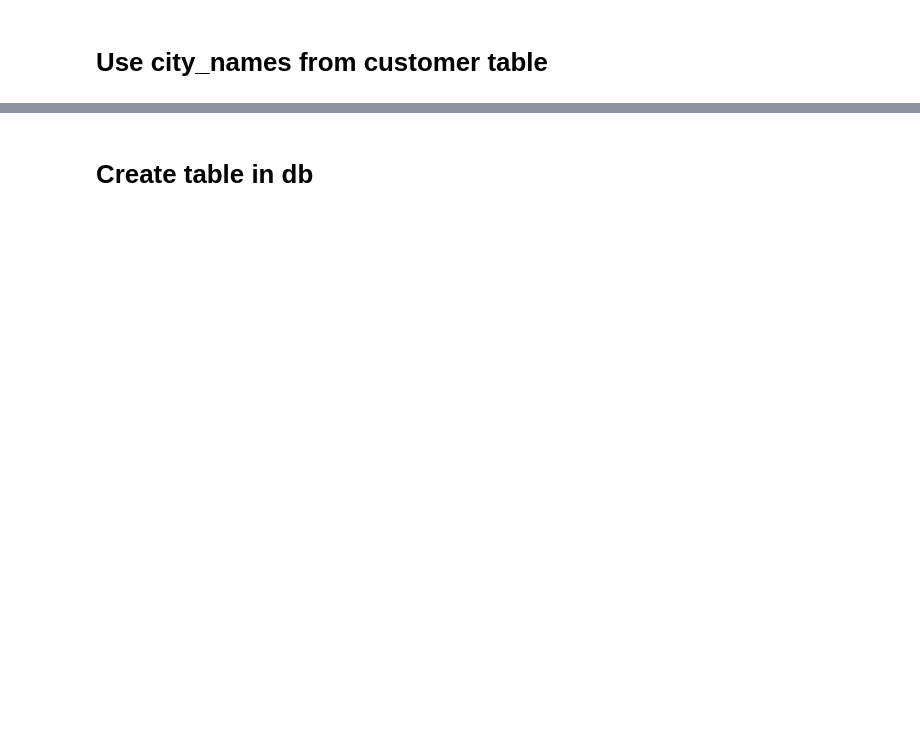
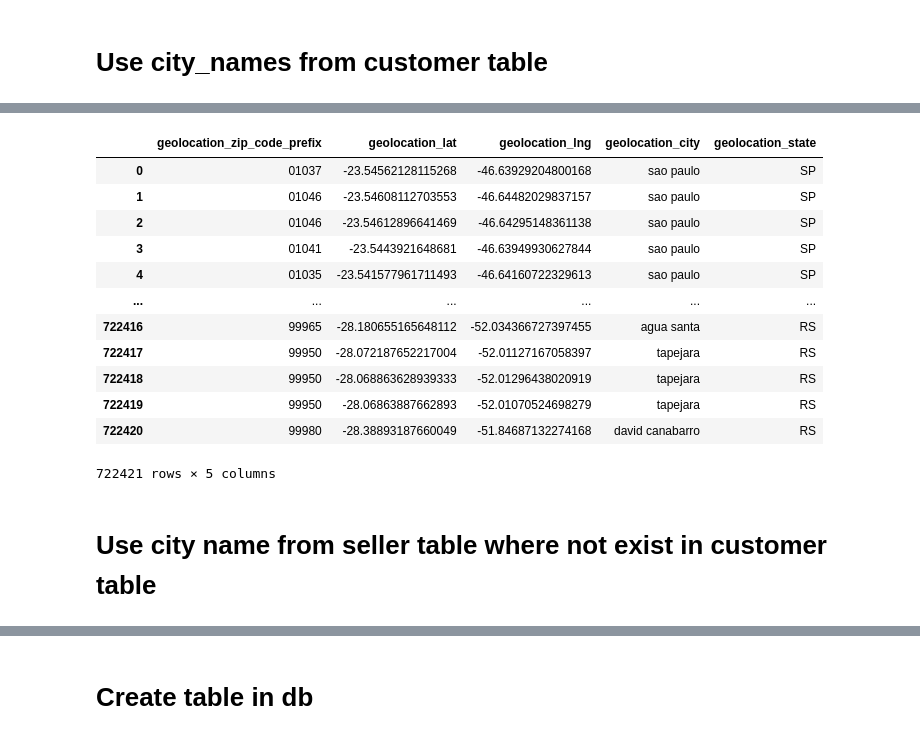
Before and after one commit to leepiau/jde03_olist, a Jupyter notebook: olist_geolocation.ipynb, the cells around one changed output, grey strips where cells are left out. Drawn from its saved outputs; the diff is of its cells as text; code cells hidden in the pictures; blank space fills up the shorter version.

```diff
--- a/olist_geolocation.ipynb
+++ b/olist_geolocation.ipynb
@@ -62,5 +203,5 @@ print('Unique city values: ', geo_df['geolocation_city'].nunique())
 # Use city_names from customer table
 # %%
 # Import customers database
-cust_df = pd.read_csv("C:\\Users\leepi\Downloads\Final Project Dataset\data\olist_customers_dataset.csv")
+cust_df = pd.read_csv("~\\olist_customers_dataset.csv")
 cust_df.info()
@@ -102,0 +262,18 @@ print('Unique city values: ', merged_df['geolocation_city'].nunique(), '\n', cit
+# %%
+display(merged_df)
+# %% [output]
+|  | geolocation_zip_code_prefix | geolocation_lat | geolocation_lng | geolocation_city | geolocation_state |
+| 0 | 01037 | -23.54562128115268 | -46.63929204800168 | sao paulo | SP |
+| 1 | 01046 | -23.54608112703553 | -46.64482029837157 | sao paulo | SP |
+| 2 | 01046 | -23.54612896641469 | -46.64295148361138 | sao paulo | SP |
+| 3 | 01041 | -23.5443921648681 | -46.63949930627844 | sao paulo | SP |
+| 4 | 01035 | -23.541577961711493 | -46.64160722329613 | sao paulo | SP |
+| ... | ... | ... | ... | ... | ... |
+| 722416 | 99965 | -28.180655165648112 | -52.034366727397455 | agua santa | RS |
+| 722417 | 99950 | -28.072187652217004 | -52.01127167058397 | tapejara | RS |
+| 722418 | 99950 | -28.068863628939333 | -52.01296438020919 | tapejara | RS |
+| 722419 | 99950 | -28.06863887662893 | -52.01070524698279 | tapejara | RS |
+| 722420 | 99980 | -28.38893187660049 | -51.84687132274168 | david canabarro | RS |
+722421 rows × 5 columns
+# %% [markdown]
+   # Use city name from seller table where not exist in customer table
```
Also changed, not shown: parts of 46 cells of this notebook.
